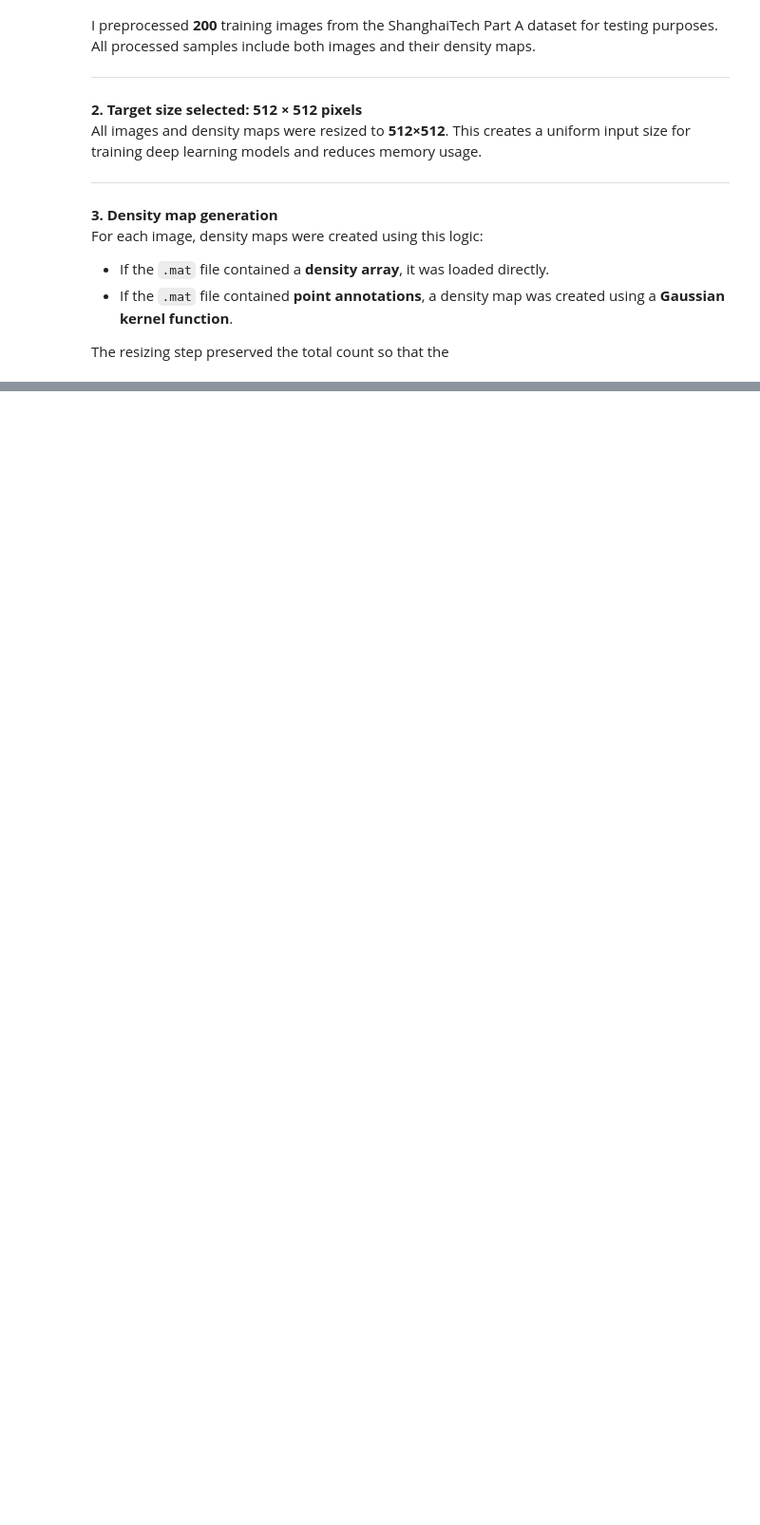
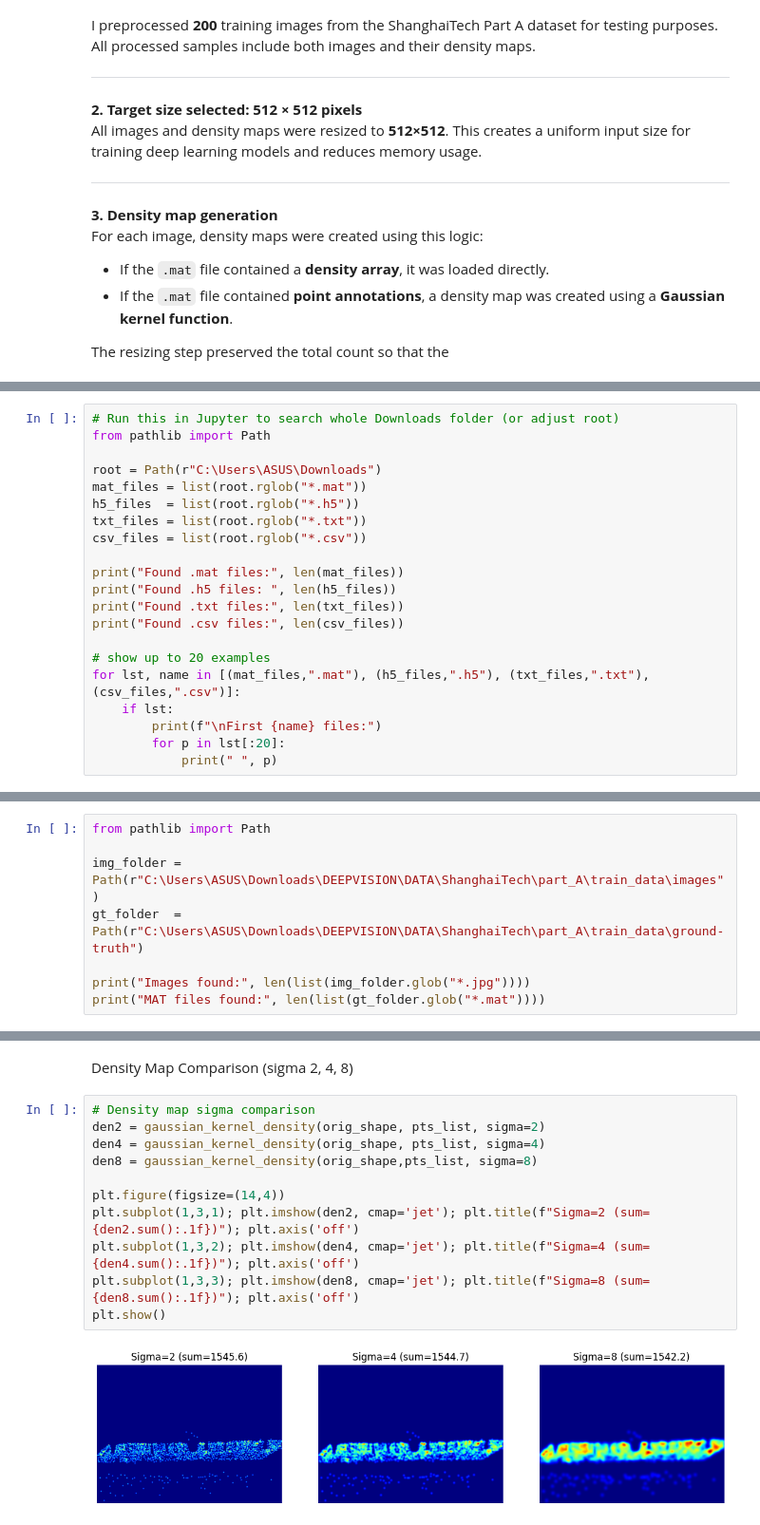
Before and after one commit to GKSJ-Deepvision/AI-DeepVision, a Jupyter notebook: preprocessing.ipynb, the cells around one changed output, grey strips where cells are left out. Shown at 95% size. Cells and saved outputs as stored; diff of their text form; blank space fills up the shorter version.

```diff
--- a/preprocessing.ipynb
+++ b/preprocessing.ipynb
@@ -281,0 +421,21 @@ The resizing step preserved the total count so that the
+# %%
+# Run this in Jupyter to search whole Downloads folder (or adjust root)
+from pathlib import Path
+
+root = Path(r"C:\Users\ASUS\Downloads")
+mat_files = list(root.rglob("*.mat"))
+h5_files  = list(root.rglob("*.h5"))
+txt_files = list(root.rglob("*.txt"))
+csv_files = list(root.rglob("*.csv"))
+
+print("Found .mat files:", len(mat_files))
+print("Found .h5 files: ", len(h5_files))
+print("Found .txt files:", len(txt_files))
+print("Found .csv files:", len(csv_files))
+
+# show up to 20 examples
+for lst, name in [(mat_files,".mat"), (h5_files,".h5"), (txt_files,".txt"), (csv_files,".csv")]:
+    if lst:
+        print(f"\nFirst {name} files:")
+        for p in lst[:20]:
+            print(" ", p)
@@ -281,0 +460,8 @@ The resizing step preserved the total count so that the
+# %%
+from pathlib import Path
+
+img_folder = Path(r"C:\Users\ASUS\Downloads\DEEPVISION\DATA\ShanghaiTech\part_A\train_data\images")
+gt_folder  = Path(r"C:\Users\ASUS\Downloads\DEEPVISION\DATA\ShanghaiTech\part_A\train_data\ground-truth")
+
+print("Images found:", len(list(img_folder.glob("*.jpg"))))
+print("MAT files found:", len(list(gt_folder.glob("*.mat"))))
@@ -281,0 +537,15 @@ The resizing step preserved the total count so that the
+# %% [markdown]
+Density Map Comparison (sigma 2, 4, 8)
+# %%
+# Density map sigma comparison
+den2 = gaussian_kernel_density(orig_shape, pts_list, sigma=2)
+den4 = gaussian_kernel_density(orig_shape, pts_list, sigma=4)
+den8 = gaussian_kernel_density(orig_shape,pts_list, sigma=8)
+
+plt.figure(figsize=(14,4))
+plt.subplot(1,3,1); plt.imshow(den2, cmap='jet'); plt.title(f"Sigma=2 (sum={den2.sum():.1f})"); plt.axis('off')
+plt.subplot(1,3,2); plt.imshow(den4, cmap='jet'); plt.title(f"Sigma=4 (sum={den4.sum():.1f})"); plt.axis('off')
+plt.subplot(1,3,3); plt.imshow(den8, cmap='jet'); plt.title(f"Sigma=8 (sum={den8.sum():.1f})"); plt.axis('off')
+plt.show()
+# %% [output]
+[figure, added]
```
Also changed, not shown: parts of 13 cells of this notebook.
